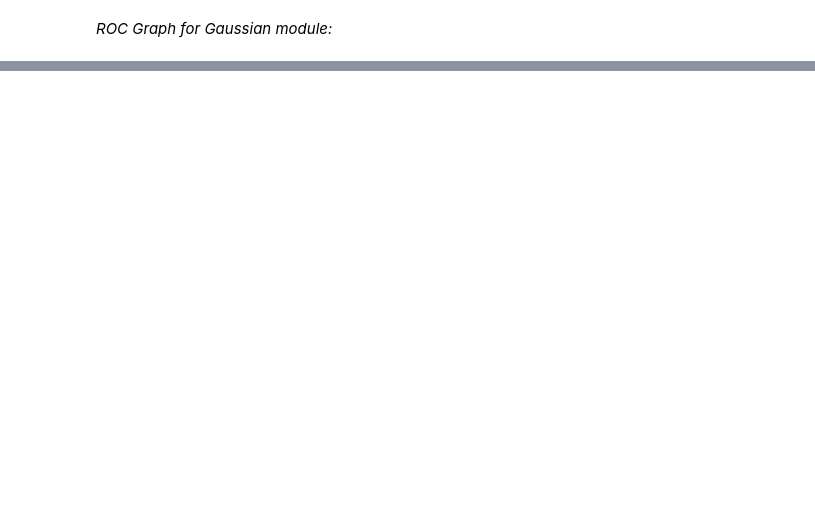
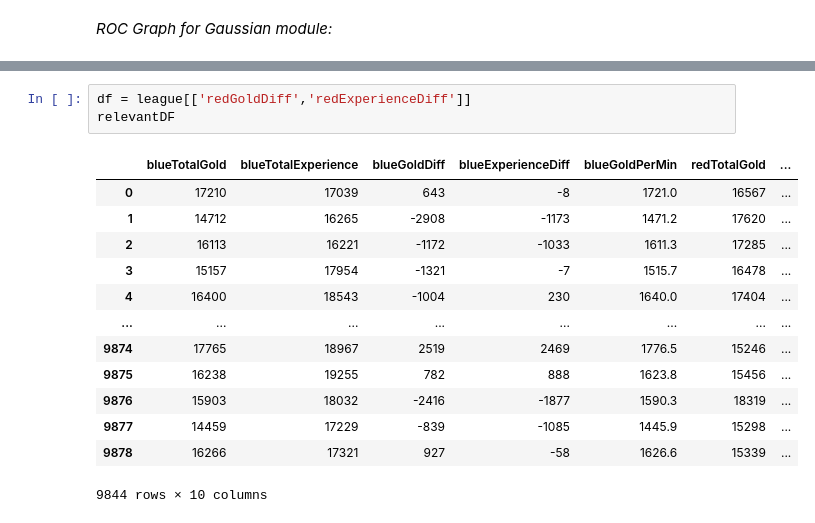
Before and after one commit to YahalomCod/Final-Project, a Jupyter notebook: league-classification.ipynb, the cells around one changed output, grey strips where cells are left out. Cells and saved outputs as stored; diff of their text form; blank space fills up the shorter version.

```diff
--- a/league-classification.ipynb
+++ b/league-classification.ipynb
@@ -278,0 +330,17 @@ plt.show()
+# %%
+df = league[['redGoldDiff','redExperienceDiff']]
+relevantDF
+# %% [output]
+|  | blueTotalGold | blueTotalExperience | blueGoldDiff | blueExperienceDiff | blueGoldPerMin | redTotalGold | ... |
+| 0 | 17210 | 17039 | 643 | -8 | 1721.0 | 16567 | ... |
+| 1 | 14712 | 16265 | -2908 | -1173 | 1471.2 | 17620 | ... |
+| 2 | 16113 | 16221 | -1172 | -1033 | 1611.3 | 17285 | ... |
+| 3 | 15157 | 17954 | -1321 | -7 | 1515.7 | 16478 | ... |
+| 4 | 16400 | 18543 | -1004 | 230 | 1640.0 | 17404 | ... |
+| ... | ... | ... | ... | ... | ... | ... | ... |
+| 9874 | 17765 | 18967 | 2519 | 2469 | 1776.5 | 15246 | ... |
+| 9875 | 16238 | 19255 | 782 | 888 | 1623.8 | 15456 | ... |
+| 9876 | 15903 | 18032 | -2416 | -1877 | 1590.3 | 18319 | ... |
+| 9877 | 14459 | 17229 | -839 | -1085 | 1445.9 | 15298 | ... |
+| 9878 | 16266 | 17321 | 927 | -58 | 1626.6 | 15339 | ... |
+9844 rows × 10 columns
```
Also changed, not shown: parts of 21 cells of this notebook.
